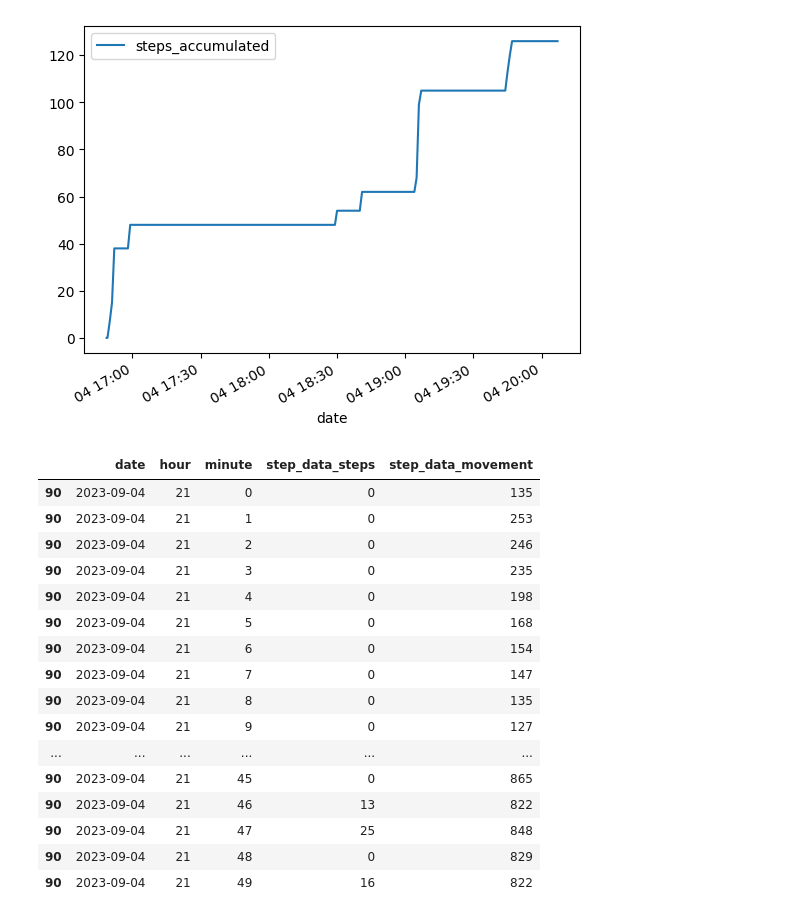
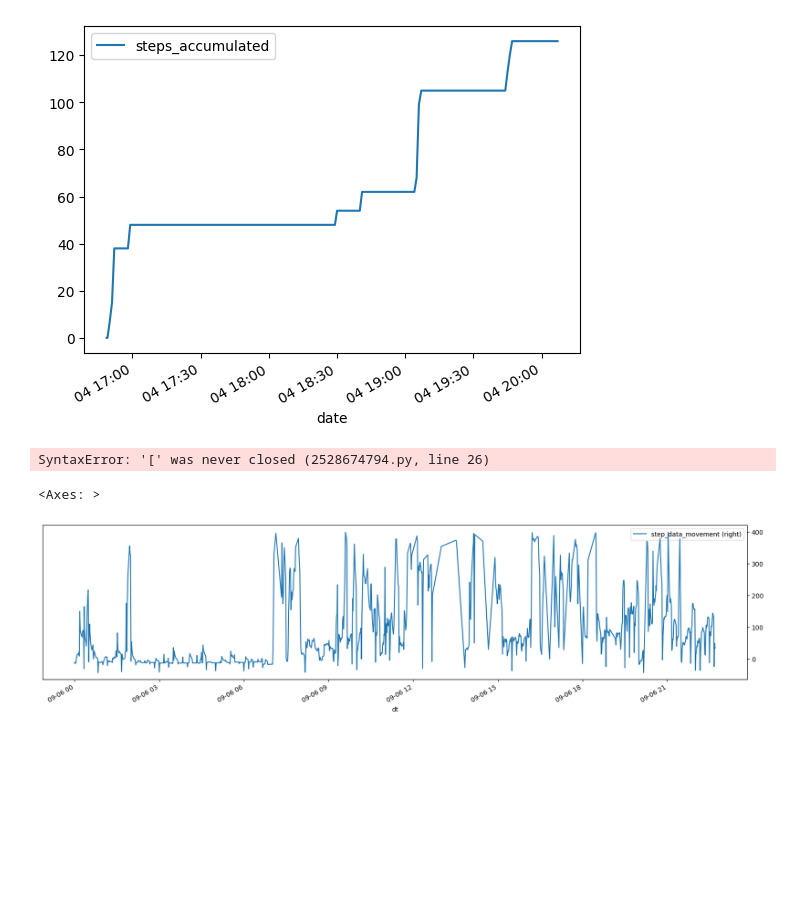
Before and after one commit to velaboratory/bangle, a Jupyter notebook: sync_server/analyze.ipynb, the cells around one changed output. Cells and saved outputs as stored; diff of their text form; code cells hidden in the pictures; blank space fills up the shorter version.

Commit message:
show how to use analysis with pandas on api data

```diff
--- a/sync_server/analyze.ipynb
+++ b/sync_server/analyze.ipynb
@@ -168,8 +168,10 @@ here
 # %%
 import pandas as pd
 import sqlite3
-
-target_day = "9/4/2023"
+import datetime
+import base64
+import struct
+target_day = "9/5/2023"
 dt = datetime.datetime.strptime(target_day, "%m/%d/%Y")
 
 with sqlite3.connect("app.db") as con:
@@ -179,32 +181,50 @@ with sqlite3.connect("app.db") as con:
     df["stepdata"] = df.stepdata_encoded.apply(base64.b64decode)
     df["stepdata_unpacked"] = df.stepdata.apply(lambda x: list(struct.iter_unpack(">IHHB",x)))
     df = df.explode("stepdata_unpacked")
-    df['step_data_movement'] = df.stepdata_unpacked.apply(lambda x: x[2])
+    df['step_data_movement'] = df.stepdata_unpacked.apply(lambda x: x[2]) - 60
     df['step_data_steps'] = df.stepdata_unpacked.apply(lambda x: x[1])
     df['step_data_timestamp'] = df.stepdata_unpacked.apply(lambda x: x[0])
     df['dt'] = df.step_data_timestamp.apply(datetime.datetime.fromtimestamp)
     df['date'] = df.dt.dt.date
     df['hour'] = df.dt.dt.hour
     df['minute'] = df.dt.dt.minute
-    df = df[["date","hour","minute","step_data_steps","step_data_movement"]]
+    df = df[["dt", "date","hour","minute","step_data_steps","step_data_movement"]]
     #df = df[["dt","from_time","stepdata"]]
 #df.to_excel('test.xlsx')
-df.tail(50)
+
+df[(df.date == datetime.date(2023,9,6)) & (df.hour >= 0) & (df.hour <= 24) & (df.step_data_movement < 400)].plot(x="dt",y="step_data_movement",figsize=(20,5))
 # %% [output]
-|  | date | hour | minute | step_data_steps | step_data_movement |
-| 90 | 2023-09-04 | 21 | 0 | 0 | 135 |
-| 90 | 2023-09-04 | 21 | 1 | 0 | 253 |
-| 90 | 2023-09-04 | 21 | 2 | 0 | 246 |
-| 90 | 2023-09-04 | 21 | 3 | 0 | 235 |
-| 90 | 2023-09-04 | 21 | 4 | 0 | 198 |
-| 90 | 2023-09-04 | 21 | 5 | 0 | 168 |
-| 90 | 2023-09-04 | 21 | 6 | 0 | 154 |
-| 90 | 2023-09-04 | 21 | 7 | 0 | 147 |
-| 90 | 2023-09-04 | 21 | 8 | 0 | 135 |
-| 90 | 2023-09-04 | 21 | 9 | 0 | 127 |
-| ... | ... | ... | ... | ... | ... |
-| 90 | 2023-09-04 | 21 | 45 | 0 | 865 |
-| 90 | 2023-09-04 | 21 | 46 | 13 | 822 |
-| 90 | 2023-09-04 | 21 | 47 | 25 | 848 |
-| 90 | 2023-09-04 | 21 | 48 | 0 | 829 |
-| 90 | 2023-09-04 | 21 | 49 | 16 | 822 |
+SyntaxError: '[' was never closed (2528674794.py, line 26)
+# %%
+#this example shows how to use the bangle api to get syncs and turn them into something useful using pandas
+import pandas as pd
+import requests
+import datetime
+import base64
+import struct
+import json
+import math
+import matplotlib.pyplot as plt
+from_time = math.floor((datetime.datetime.now()-datetime.timedelta(days=1)).timestamp())
+dt = datetime.datetime.strptime(target_day, "%m/%d/%Y")
+res = requests.get(f"https://bbs.ugavel.com/getsyncs?device_id=e5:cc:1d:bb:e4:d1&from_time={from_time}")
+df = pd.DataFrame.from_records(res.json()["syncs"])
+
+df["stepdata_encoded"] = df["data"].str.extract("healthlog[0-9]*:(.*)\n")
+df["stepdata"] = df.stepdata_encoded.apply(base64.b64decode)
+df["stepdata_unpacked"] = df.stepdata.apply(lambda x: list(struct.iter_unpack(">IHHB",x)))
+df = df.explode("stepdata_unpacked")
+df['step_data_movement'] = df.stepdata_unpacked.apply(lambda x: x[2]) - 60
+df['step_data_steps'] = df.stepdata_unpacked.apply(lambda x: x[1])
+df['step_data_timestamp'] = df.stepdata_unpacked.apply(lambda x: x[0])
+df['dt'] = df.step_data_timestamp.apply(datetime.datetime.fromtimestamp)
+df['date'] = df.dt.dt.date
+df['hour'] = df.dt.dt.hour
+df['minute'] = df.dt.dt.minute
+df = df[["dt", "date","hour","minute","step_data_steps","step_data_movement"]]
+fig,ax = plt.subplots(figsize=(20,5))
+#df[(df.date == datetime.date(2023,9,6))].plot(x="dt",y="step_data_steps",figsize=(20,5), ax = ax)
+df[(df.date == datetime.date(2023,9,6)) & (df.hour >= 0) & (df.hour <= 24) & (df.step_data_movement < 400)].plot(x="dt",y="step_data_movement",secondary_y=True, ax = ax)
+# %% [output]
+<Axes: >
+[figure, added]
```
Also changed, not shown: parts of 1 cell of this notebook.
